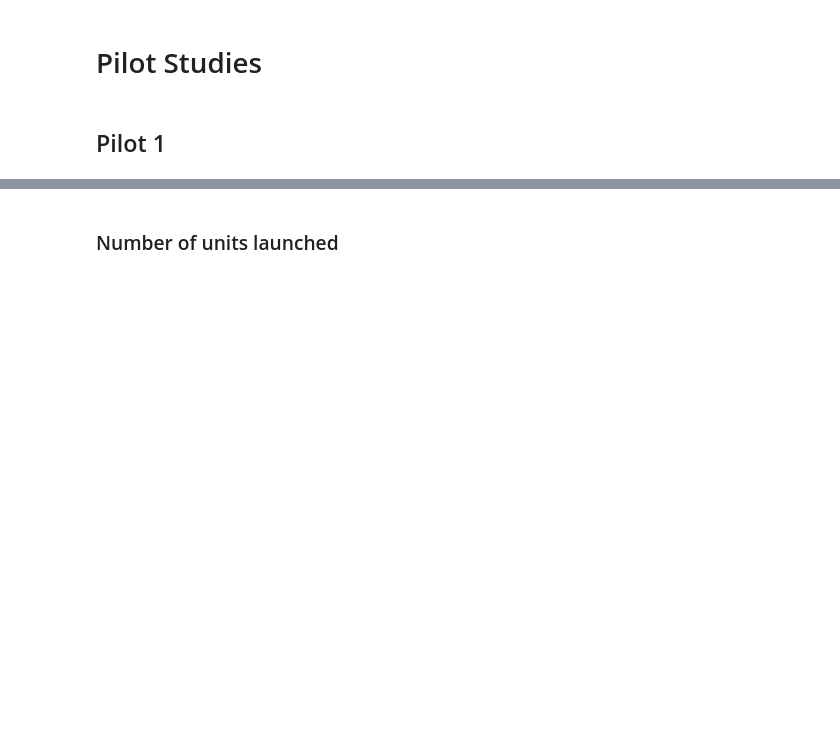
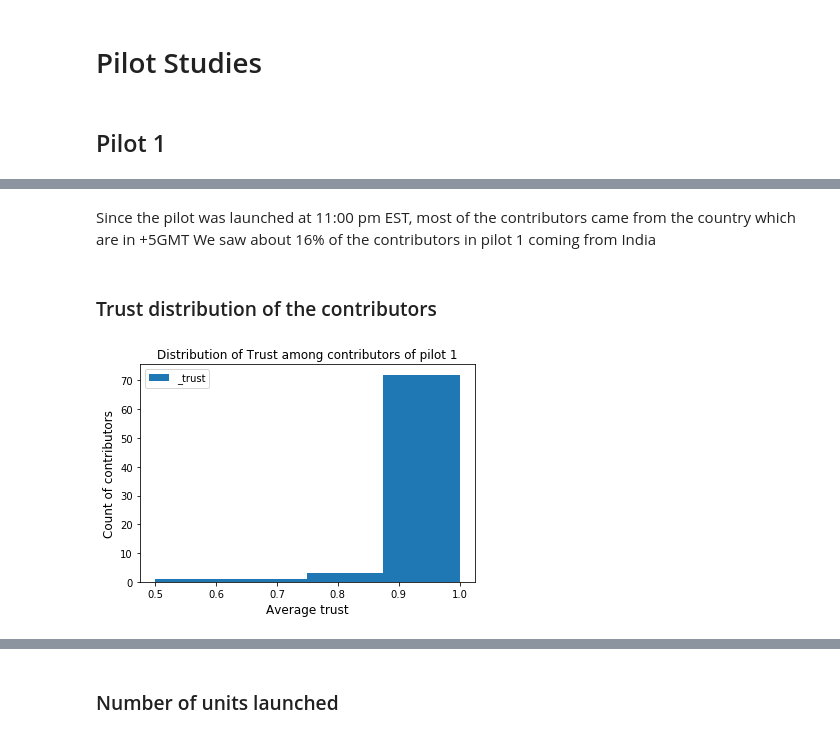
Before and after one commit to smferro54/W241_Final_Project, a Jupyter notebook: Final Project W241.ipynb, the cells around one changed output, grey strips where cells are left out. Drawn from its saved outputs; the diff is of its cells as text; code cells hidden in the pictures; blank space fills up the shorter version.

```diff
--- a/Final Project W241.ipynb
+++ b/Final Project W241.ipynb
@@ -27,0 +100,14 @@ evaluation = pd.read_csv('manipulated_data_evaluation_full_dropped.csv')
+# %% [markdown]
+Since the pilot was launched at 11:00 pm EST, most of the contributors came from the country which are in +5GMT
+We saw about 16% of the contributors in pilot 1 coming from India
+# %% [markdown]
+### Trust distribution of the contributors
+# %%
+trust_per_worker  = first_pilot[['_trust', '_worker_id']].groupby('_worker_id').mean();
+trust_per_worker.plot(kind='hist', bins = 4);
+plt.title('Distribution of Trust among contributors of pilot 1')
+plt.ylabel('Count of contributors', fontsize=12)
+plt.xlabel('Average trust', fontsize=12)
+plt.show()
+# %% [output]
+[figure, added]
```
Also changed, not shown: parts of 27 cells of this notebook, 1 other file.
